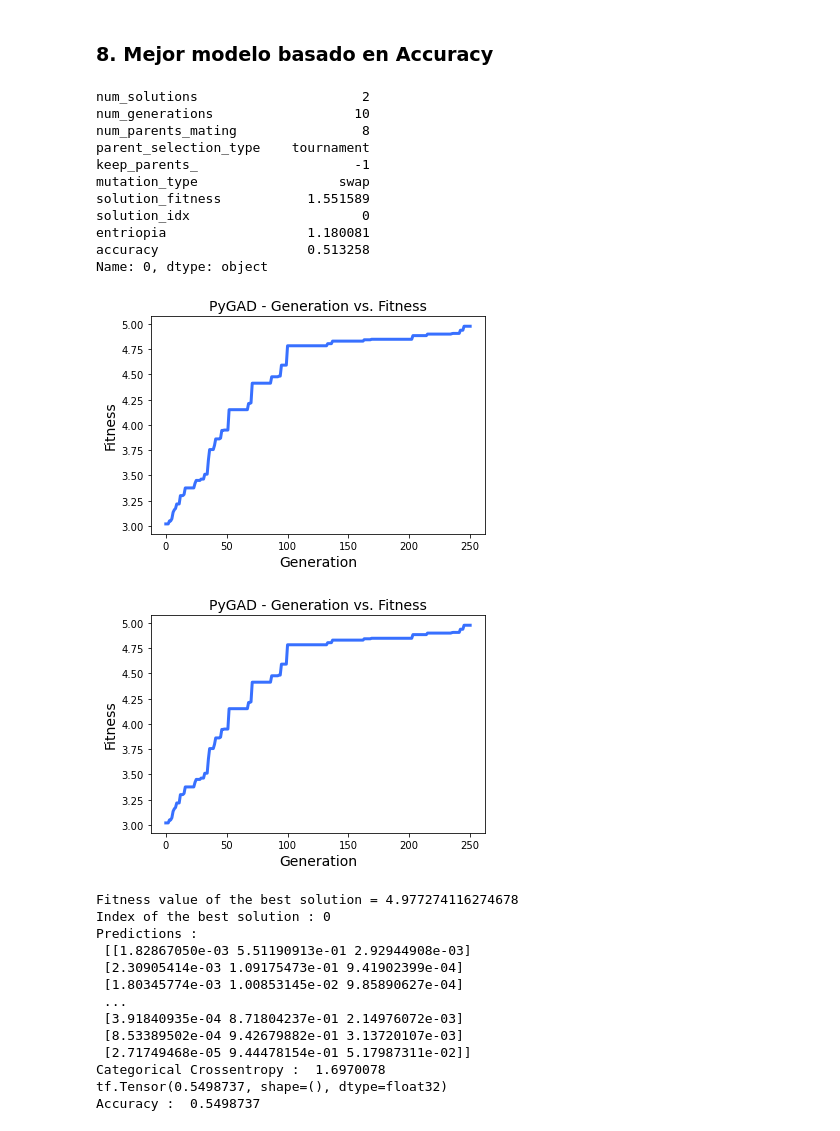
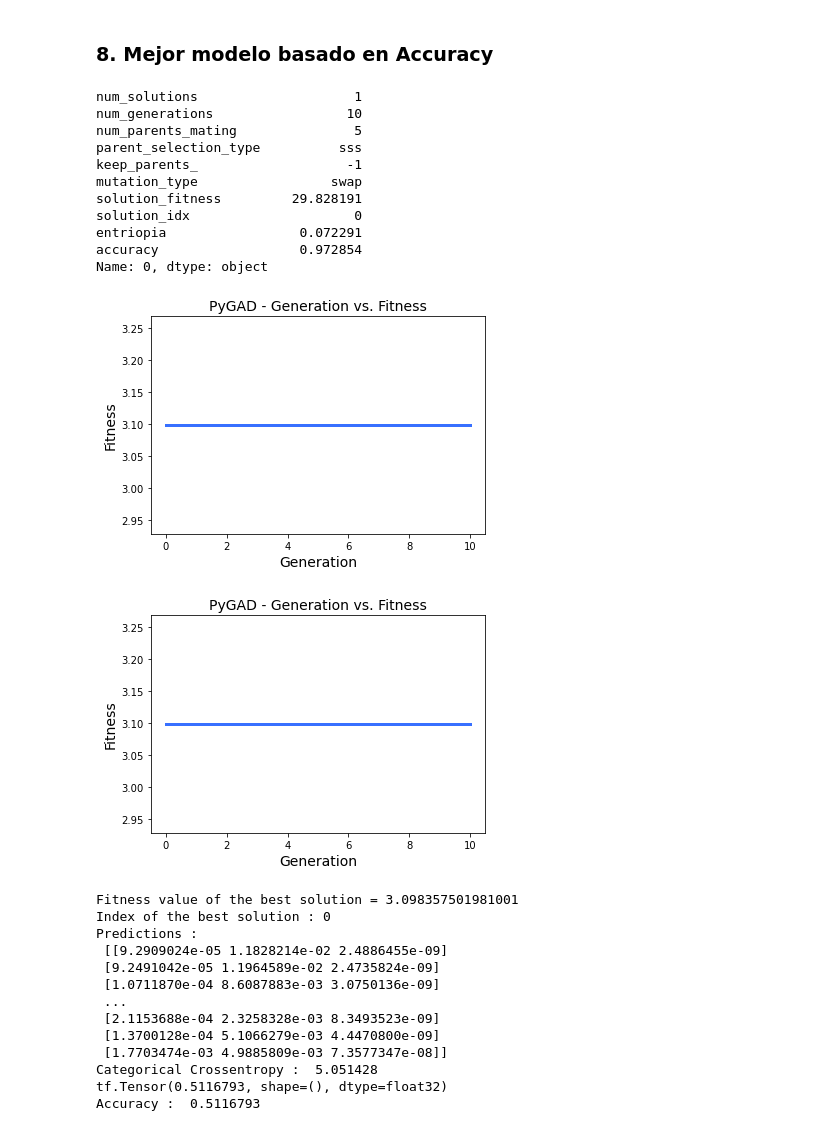
Before and after one commit to jesuarezt/sistemas_inteligentes, a Jupyter notebook: modelo_ag.ipynb, the cells around one changed output. Drawn from its saved outputs; the diff is of its cells as text; code cells hidden in the pictures.

```diff
--- a/modelo_ag.ipynb
+++ b/modelo_ag.ipynb
@@ -96,6 +99,9 @@ y_train_enc = le.transform(y_train)
 y_test_enc = le.transform(y_test)
 y_train_enc = np_utils.to_categorical(y_train_enc)
 y_test_enc = np_utils.to_categorical(y_test_enc)
+
+data_inputs = X_train_enc
+data_outputs = y_train_enc
 # %% [markdown]
 ### 4. Modelo Redes Neuronales
 
@@ -420,16 +467,16 @@ best_parameters = best_parameters.loc[0]
 # %%
 best_parameters
 # %% [output]
-num_solutions                     2
-num_generations                  10
-num_parents_mating                8
-parent_selection_type    tournament
-keep_parents_                    -1
-mutation_type                  swap
-solution_fitness           1.551589
-solution_idx                      0
-entriopia                  1.180081
-accuracy                   0.513258
+num_solutions                    1
+num_generations                 10
+num_parents_mating               5
+parent_selection_type          sss
+keep_parents_                   -1
+mutation_type                 swap
+solution_fitness         29.828191
+solution_idx                     0
+entriopia                 0.072291
+accuracy                  0.972854
 Name: 0, dtype: object
 # %%
 best_model = grid_ag_manual_model(model,
@@ -442,13 +489,13 @@ best_model = grid_ag_manual_model(model,
                    keep_parents_ = best_parameters.keep_parents_,
                    mutation_type_ = best_parameters.mutation_type)
 # %%
-ga_instance.plot_result()
+best_model.plot_result()
 # %% [output]
-[figure, old version]
+[figure, new version]
-[figure, old version]
+[figure, new version]
 # %%
 # Returning the details of the best solution.
-solution, solution_fitness, solution_idx = ga_instance.best_solution()
+solution, solution_fitness, solution_idx = best_model.best_solution()
 
 print("Fitness value of the best solution = {solution_fitness}".format(solution_fitness=solution_fitness))
 print("Index of the best solution : {solution_idx}".format(solution_idx=solution_idx))
@@ -472,16 +519,16 @@ print(ca.result())
 accuracy = ca.result().numpy()
 print("Accuracy : ", accuracy)
 # %% [output]
-Fitness value of the best solution = 4.977274116274678
+Fitness value of the best solution = 3.098357501981001
 Index of the best solution : 0
 Predictions :
- [[1.82867050e-03 5.51190913e-01 2.92944908e-03]
- [2.30905414e-03 1.09175473e-01 9.41902399e-04]
- [1.80345774e-03 1.00853145e-02 9.85890627e-04]
+ [[9.2909024e-05 1.1828214e-02 2.4886455e-09]
+ [9.2491042e-05 1.1964589e-02 2.4735824e-09]
+ [1.0711870e-04 8.6087883e-03 3.0750136e-09]
  ...
- [3.91840935e-04 8.71804237e-01 2.14976072e-03]
- [8.53389502e-04 9.42679882e-01 3.13720107e-03]
- [2.71749468e-05 9.44478154e-01 5.17987311e-02]]
-Categorical Crossentropy :  1.6970078
-tf.Tensor(0.5498737, shape=(), dtype=float32)
-Accuracy :  0.5498737
+ [2.1153688e-04 2.3258328e-03 8.3493523e-09]
+ [1.3700128e-04 5.1066279e-03 4.4470800e-09]
+ [1.7703474e-03 4.9885809e-03 7.3577347e-08]]
+Categorical Crossentropy :  5.051428
+tf.Tensor(0.5116793, shape=(), dtype=float32)
+Accuracy :  0.5116793
```
Also changed, not shown: parts of 17 cells of this notebook, 1 other file.
